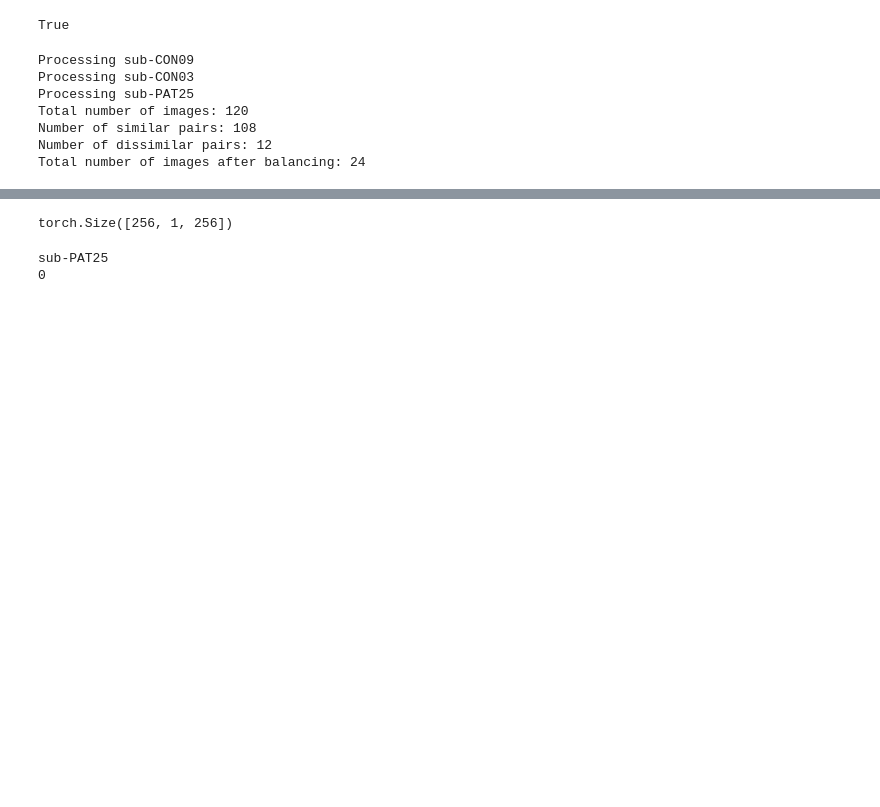
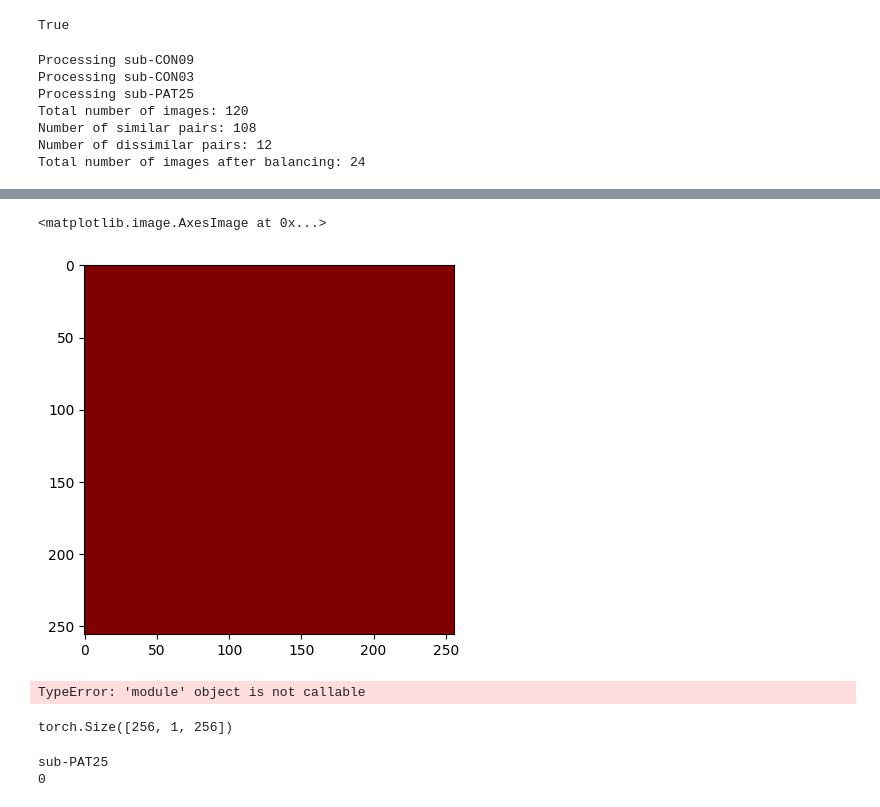
Before and after one commit to adiljahouh/Thesis-Change-Detection-in-MRI, a Jupyter notebook: notebooks/debug_pairs.ipynb, the cells around one changed output, grey strips where cells are left out. Cells and saved outputs as stored; diff of their text form; code cells hidden in the pictures; blank space fills up the shorter version.

```diff
--- a/notebooks/debug_pairs.ipynb
+++ b/notebooks/debug_pairs.ipynb
@@ -400,3 +406,15 @@ test['pre'][255][255]
+# %%
+    # print(similar_distance_map_rz)
+similar_dis_map_colorize = cv2.applyColorMap(np.uint8(test['diff']), cv2.COLORMAP_JET)
+plt.imshow(similar_dis_map_colorize)
+# %% [output]
+<matplotlib.image.AxesImage at 0x...>
+[figure, added]
+# %%
+import pprint
+pprint.pprint(similar_dis_map_colorize)
+# %% [output]
+TypeError: 'module' object is not callable
 # %%
 pre = torch.from_numpy(test['pre']).float().unsqueeze(1)
 post = torch.from_numpy(test['post']).float().unsqueeze(1)
```
Also changed, not shown: parts of 4 cells of this notebook, 6 other files.
